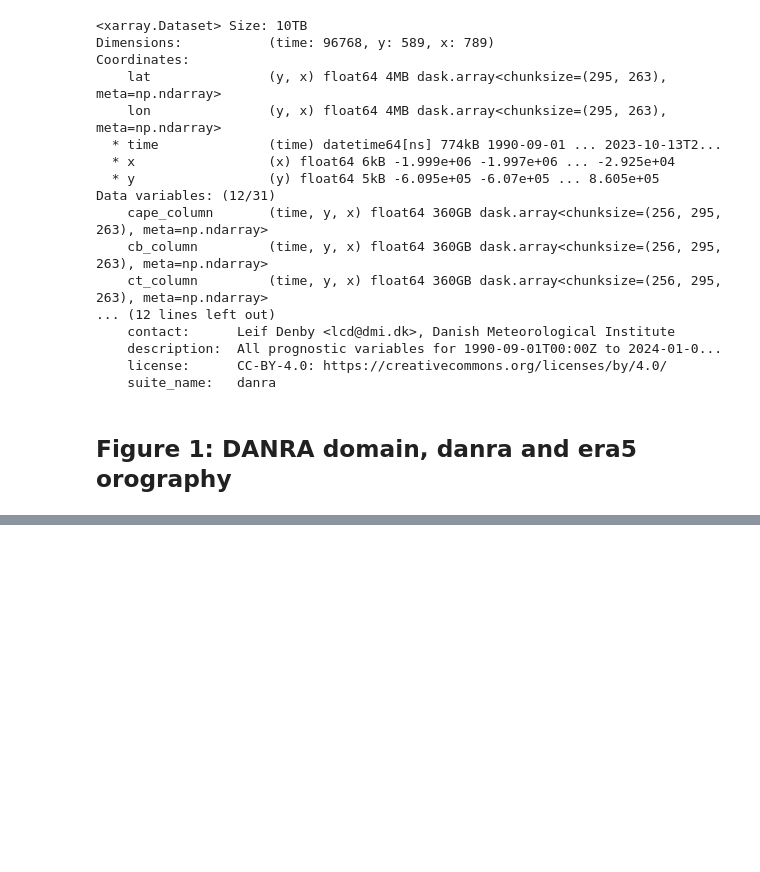
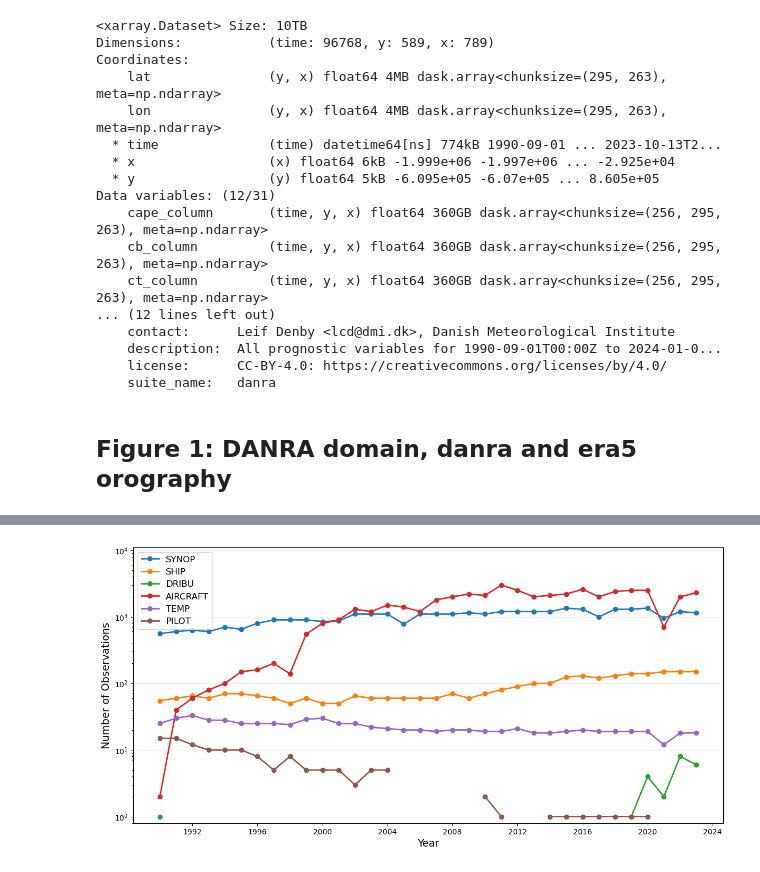
Before and after one commit to dmidk/danradocs, a Jupyter notebook: danra-book/notebooks/paper-figures.ipynb, the cells around one changed output, grey strips where cells are left out. Saved outputs shown, nothing was run; the diff lists cells and outputs as text; code cells hidden in the pictures; blank space fills up the shorter version.

```diff
--- a/danra-book/notebooks/paper-figures.ipynb
+++ b/danra-book/notebooks/paper-figures.ipynb
@@ -249,0 +248,33 @@ plt.show()
+# %%
+import pandas as pd
+import numpy as np
+import matplotlib.pyplot as plt
+
+# Read the CSV file
+df = pd.read_csv('danra_obsusage.csv')
+df.replace(0, np.nan, inplace=True)
+
+# Convert YEAR column to datetime (format YYYY01)
+df['YEAR'] = pd.to_datetime(df['YEAR'], format='%Y%m')
+
+# Sort by time
+df = df.sort_values('YEAR')
+
+# Create the plot
+fig, ax = plt.subplots(figsize=(12, 6))
+
+# Plot each observation type
+for col in df.columns[1:]:  # Skip the YEAR column
+    ax.plot(df['YEAR'], df[col], marker='o', label=col, linewidth=2)
+
+ax.set_xlabel('Year', fontsize=14)
+ax.set_ylabel('Number of Observations', fontsize=14)
+ax.legend(loc='upper left', fontsize=12)
+ax.set_yscale('log')
+ax.set_ylim([0.8, 11000])
+ax.set_yticks([1, 10, 100, 1000, 10000])
+ax.grid(True, axis='y', alpha=0.3)
+plt.tight_layout()
+plt.show()
+# %% [output]
+[figure, added]
```
Also changed, not shown: parts of 3 cells of this notebook, 1 other file.
